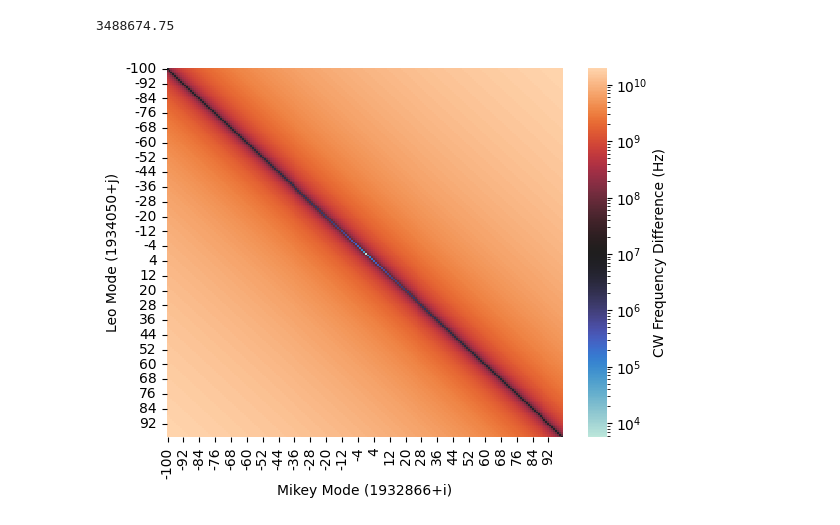
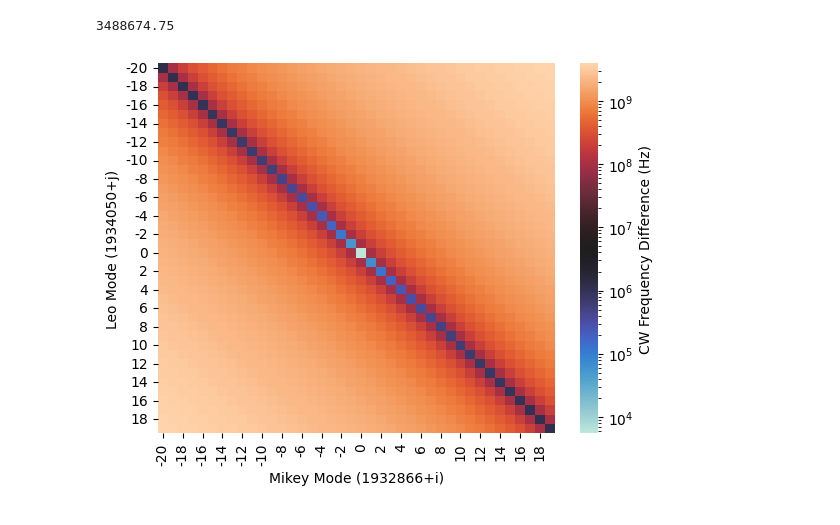
Before and after one commit to Seabear-attack/dev-table, a Jupyter notebook: Dual Comb/mode_no.ipynb, the cells around one changed output. Saved outputs shown, nothing was run; the diff lists cells and outputs as text; code cells hidden in the pictures.

```diff
--- a/Dual Comb/mode_no.ipynb
+++ b/Dual Comb/mode_no.ipynb
@@ -18,7 +20,7 @@ f0_l = -35e6
 n_appr_m = round((f_appr - f0_m - fb_m) / fr_m)
 n_appr_l = round((f_appr - f0_l - fb_l) / fr_l)
 
-search_range = arange(-100,100)
+search_range = arange(-20,20)
 
 freqs = []
 for n_m in n_appr_m + search_range:
@@ -68,33 +70,33 @@ f0_l = -35e6
 n_appr_m = round((f_appr - f0_m - fb_m) / fr_m)
 n_appr_l = round((f_appr - f0_l - fb_l) / fr_l)
 
-search_range = arange(-100,100)
+search_range = arange(-20,20)
 
 freqs = []
 for n_m in n_appr_m + search_range:
     for n_l in n_appr_l + search_range:
         f_cw_m = n_m * fr_m + fb_m + f0_m
         f_cw_l = n_l * fr_l + fb_l + f0_l
         f_diff = abs(f_cw_m - f_cw_l)
         f_min = min(f_cw_m, f_cw_l)
         # freqs.append((n_m, n_l, f_cw_m, f_cw_l, f_diff, f_min))
         freqs.append((n_m-n_appr_m, n_l-n_appr_l, f_cw_m, f_cw_l, f_diff, f_min))
 
 df = pd.DataFrame(freqs, columns=['Mikey Mode',
                                   'Leo Mode',
                                   'Mikey CW Calc',
                                   'Leo CW Calc',
                                   'Frequency Diff',
                                   'Frequency Min'])
 
 sorted = df.sort_values(by='Frequency Diff')[:5]
 print(abs(f_appr-df.loc[df['Frequency Diff'].idxmin(), "Frequency Min"]))
 pivot = df.pivot(index='Mikey Mode', columns='Leo Mode', values='Frequency Diff')
 sns.heatmap(pivot, norm=LogNorm(), cmap='icefire', cbar_kws={'label':'CW Frequency Difference (Hz)'})
 plt.xlabel(f'Mikey Mode ({n_appr_m}+i)')
 plt.ylabel(f'Leo Mode ({n_appr_l}+j)')
 plt.title('')
 plt.show()
 # %% [output]
 3488674.75
-[figure, old version]
+[figure, new version]
```
Also changed, not shown: parts of 6 cells of this notebook.
